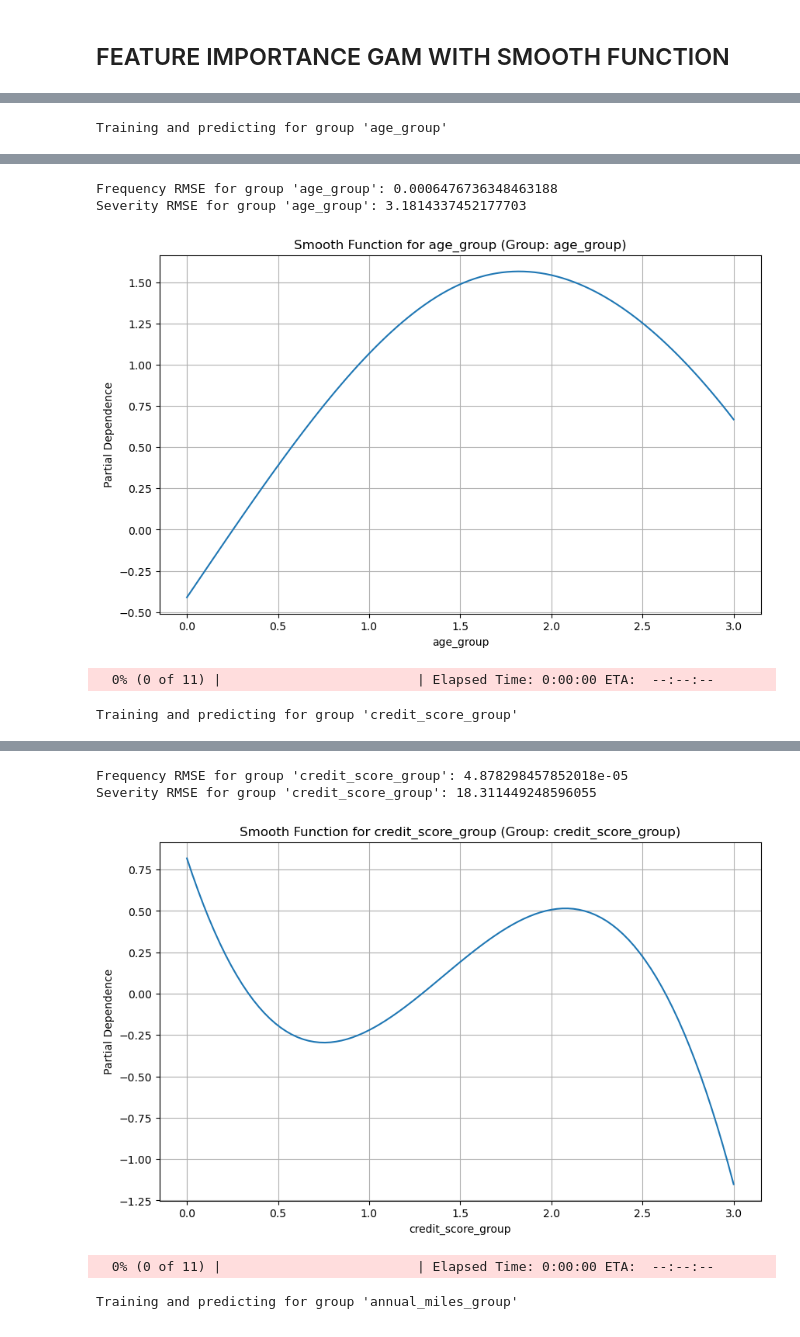
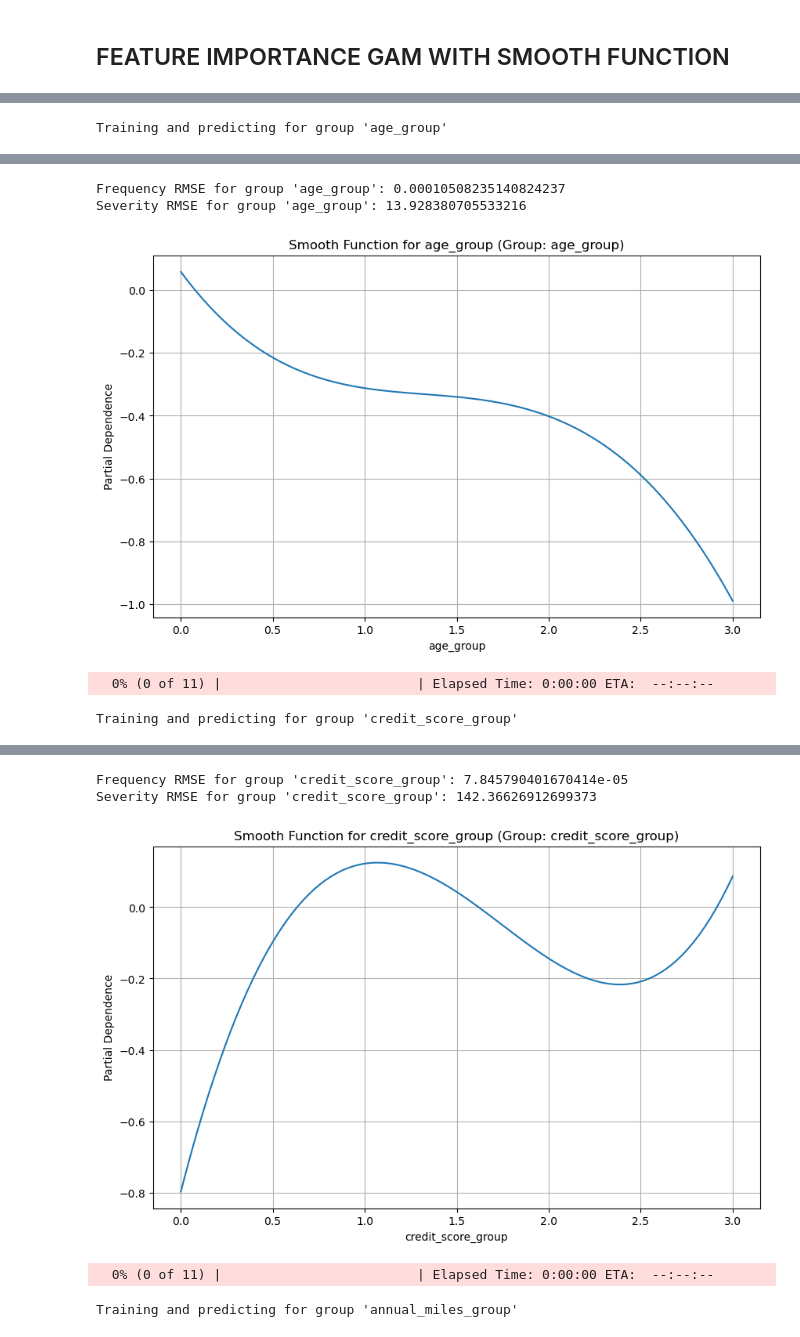
Before and after one commit to joco25/MRP, a Jupyter notebook: _mrp_group_exp1-relative-anti-overfitting.ipynb, the cells around one changed output, grey strips where cells are left out. Drawn from its saved outputs; the diff is of its cells as text; code cells hidden in the pictures.

```diff
--- a/_mrp_group_exp1-relative-anti-overfitting.ipynb
+++ b/_mrp_group_exp1-relative-anti-overfitting.ipynb
@@ -1051,23 +1138,23 @@ xgb_models = {}
 groups_of_interest = ['age_group', 'credit_score_group', 'annual_miles_group', 'car_age_group', 'years_noclaims_group']
 for group in groups_of_interest:
     model = xgb.XGBRegressor()
-    model.load_model(f"{group}_xgb_model.json")  # Load the saved model
+    model.load_model(f"{group}_xgb_model.json")
     xgb_models[group] = model
 
-# Function to calculate SHAP values for a specific group using a saved XGBoost model
+# Function to calculate SHAP values for a specific group
 def calculate_shap_with_saved_xgb_models(df, group_column, xgb_models):
     df_group = df[[group_column, 'NB_Claim', 'AMT_Claim']].dropna().copy()
     df_group[group_column] = LabelEncoder().fit_transform(df_group[group_column])
 
-    # Calculate target relative frequency and average severity
+    df_group['actual_claim_counts'] = df_group.groupby(group_column)['NB_Claim'].transform('sum')
+    df_group['target_severity'] = df_group.groupby(group_column)['AMT_Claim'].transform('sum') / df_group['actual_claim_counts']
     total_claims_in_group = df_group['NB_Claim'].sum()
     df_group['target_relative_frequency'] = df_group.groupby(group_column)['NB_Claim'].transform('sum') / total_claims_in_group
-    df_group['target_average_severity'] = df_group.groupby(group_column)['AMT_Claim'].transform('mean')
+    X = df_group[[group_column]]
 
-    # Retrieve the features and target variable
-    X = df_group[[group_column]]
-    # Load the XGBoost model
+    # Pre-trained XGBoost model
     model = xgb_models[group_column]
+
     # Calculate SHAP values using TreeExplainer
     explainer = shap.TreeExplainer(model)
     shap_values = explainer.shap_values(X)
@@ -1084,7 +1171,7 @@ def calculate_shap_with_saved_xgb_models(df, group_column, xgb_models):
 # Load the prepared dataset
 df = pd.read_csv('final_prepared_data.csv')
 
-# Calculate SHAP values for each group and save to CSV
+# Calculate SHAP values for each group
 for group in groups_of_interest:
     shap_values, X, group_column = calculate_shap_with_saved_xgb_models(df, group, xgb_models)
     # Plot SHAP summary for each group
@@ -1207,47 +1270,49 @@ plt.show()
 # %% [markdown]
 ## FEATURE IMPORTANCE GAM WITH SMOOTH FUNCTION
 # %%
-from pygam import PoissonGAM, LinearGAM, s, f
+import pandas as pd
+import numpy as np
+from pygam import PoissonGAM, LinearGAM, s
 from sklearn.preprocessing import LabelEncoder
 import matplotlib.pyplot as plt
 
+# Function to train and predict using GAM for a specific group
 def train_and_predict_gam_group(df, group_column):
     df_group = df[[group_column, 'NB_Claim', 'AMT_Claim']].dropna().copy()
+
+    # Encode the group column
     df_group[group_column] = LabelEncoder().fit_transform(df_group[group_column])
 
-    # Calculate target relative frequency and average severity
-    total_claims_in_group = df_group['NB_Claim'].sum()
-    df_group['target_relative_frequency'] = df_group.groupby(group_column)['NB_Claim'].transform('sum') / total_claims_in_group
-    df_group['target_average_severity'] = df_group.groupby(group_column)['AMT_Claim'].transform('mean')
+    df_group['members_in_level'] = df_group.groupby(group_column)[group_column].transform('count')
+    df_group['actual_claim_counts'] = df_group.groupby(group_column)['NB_Claim'].transform('sum')
+    df_group['target_severity'] = df_group.groupby(group_column)['AMT_Claim'].transform('sum') / df_group['actual_claim_counts']
+    df_group['target_relative_frequency'] = df_group.groupby(group_column)['NB_Claim'].transform('mean')
 
     # Prepare features and targets for claim frequency
     X = df_group[[group_column]].values
     y_claims = df_group['target_relative_frequency'].values
-    gam_freq = PoissonGAM(s(0, n_splines=5, lam=0.6))
 
-    # Perform cross-validation to find the best lambda (regularization parameter)
-    lam_range = {'lam': [0.1, 0.3, 0.6, 1.0, 3.0]}
-    gam_freq.gridsearch(X, y_claims)
+    # Fit the PoissonGAM model for frequency prediction
+    gam_freq = PoissonGAM(s(0, n_splines=5, lam=0.6)).gridsearch(X, y_claims)
     df_group['predicted_claims'] = gam_freq.predict(X)
 
     # Calculate RMSE for frequency prediction
     frequency_rmse = np.sqrt(np.mean((df_group['target_relative_frequency'] - df_group['predicted_claims'])**2))
     print(f"Frequency RMSE for group '{group_column}': {frequency_rmse}")
 
-    # Filter the data to include only rows where NB_Claim is not zero for claim severity prediction
+
     df_non_zero_claims = df_group[df_group['NB_Claim'] > 0].copy()
-
     if not df_non_zero_claims.empty:
         # Prepare features and targets for claim severity
         X_sev = df_non_zero_claims[[group_column]].values
-        y_sev = df_non_zero_claims['target_average_severity'].values
+        y_sev = df_non_zero_claims['target_severity'].values
 
-        # Fit a LinearGAM model for claim severity
+        # Fit the LinearGAM model for severity prediction
         gam_sev = LinearGAM(s(0, n_splines=5, lam=0.6)).fit(X_sev, y_sev)
         df_non_zero_claims['predicted_severity'] = gam_sev.predict(X_sev)
 
         # Calculate RMSE for severity prediction
-        severity_rmse = np.sqrt(np.mean((df_non_zero_claims['target_average_severity'] - df_non_zero_claims['predicted_severity'])**2))
+        severity_rmse = np.sqrt(np.mean((df_non_zero_claims['target_severity'] - df_non_zero_claims['predicted_severity'])**2))
         print(f"Severity RMSE for group '{group_column}': {severity_rmse}")
     else:
         df_non_zero_claims['predicted_severity'] = None
@@ -1257,12 +1322,12 @@ def train_and_predict_gam_group(df, group_column):
     # Combine the results for frequency and severity
     results = df_group.groupby(group_column).agg(
         actual_frequency=('target_relative_frequency', 'mean'),
-        predicted_frequency=('predicted_claims', 'mean')
+        predicted_frequency=('predicted_claims', 'mean'),
     ).reset_index()
 
     if not df_non_zero_claims.empty:
         severity_results = df_non_zero_claims.groupby(group_column).agg(
-            actual_severity=('target_average_severity', 'mean'),
+            actual_severity=('target_severity', 'mean'),
             predicted_severity=('predicted_severity', 'mean')
         ).reset_index()
         results = pd.merge(results, severity_results, on=group_column, how='left')
@@ -1276,6 +1341,7 @@ def train_and_predict_gam_group(df, group_column):
     return results, gam_freq
 
 
+# Function to plot the smooth function for a GAM model
 def plot_gam_smooth_function(gam, group_column, group_name):
     XX = gam.generate_X_grid(term=0)
     plt.figure(figsize=(10, 6))
@@ -1323,6 +1389,6 @@ Training and predicting for group 'age_group'
-Frequency RMSE for group 'age_group': 0.0006476736348463188
-Severity RMSE for group 'age_group': 3.1814337452177703
+Frequency RMSE for group 'age_group': 0.00010508235140824237
+Severity RMSE for group 'age_group': 13.928380705533216
-[figure, old version]
+[figure, new version]
   0% (0 of 11) |                         | Elapsed Time: 0:00:00 ETA:  --:--:--
 Training and predicting for group 'credit_score_group'
   9% (1 of 11) |##                       | Elapsed Time: 0:00:00 ETA:   0:00:01
@@ -1339,5 +1405,5 @@ Training and predicting for group 'credit_score_group'
-Frequency RMSE for group 'credit_score_group': 4.878298457852018e-05
-Severity RMSE for group 'credit_score_group': 18.311449248596055
+Frequency RMSE for group 'credit_score_group': 7.845790401670414e-05
+Severity RMSE for group 'credit_score_group': 142.36626912699373
-[figure, old version]
+[figure, new version]
   0% (0 of 11) |                         | Elapsed Time: 0:00:00 ETA:  --:--:--
 Training and predicting for group 'annual_miles_group'
```
Also changed, not shown: parts of 18 cells of this notebook.
